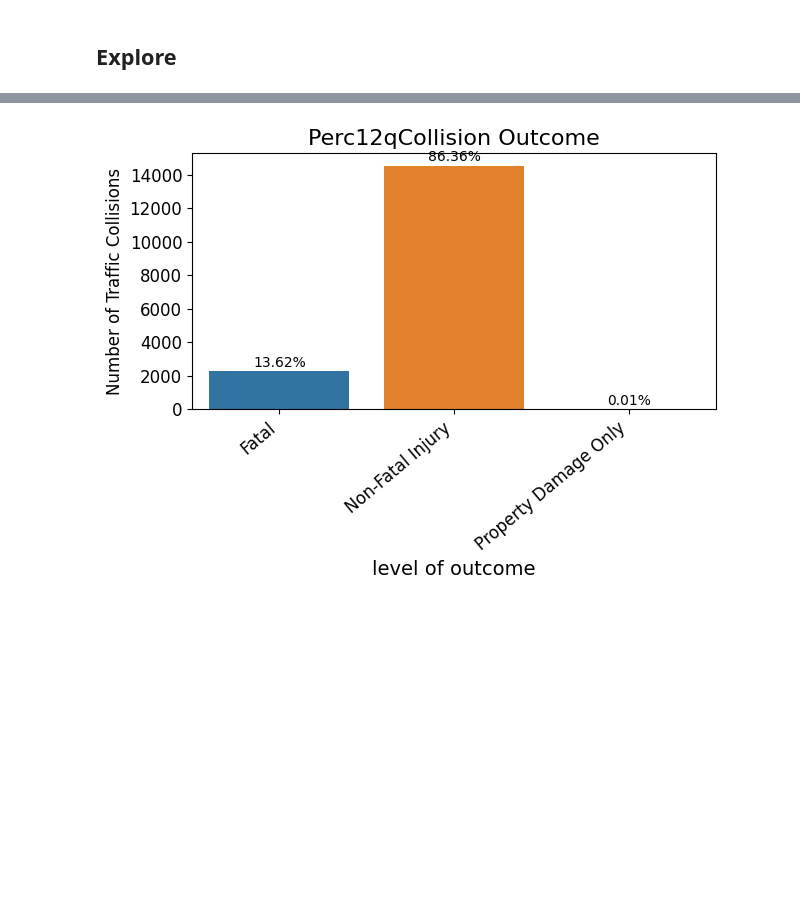
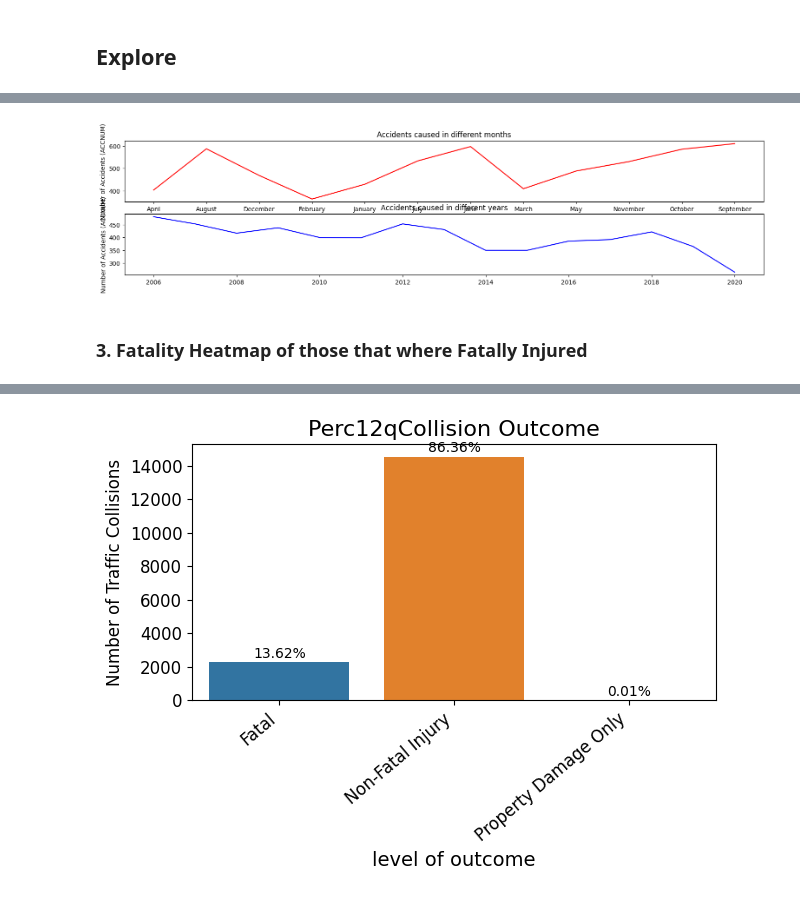
Before and after one commit to KingSolDot/Traffic_Collision_Outcome_Prediciton, a Jupyter notebook: traffic_collision_outcome_prediction.ipynb, the cells around one changed output, grey strips where cells are left out. Drawn from its saved outputs; the diff is of its cells as text; code cells hidden in the pictures; blank space fills up the shorter version.

```diff
--- a/traffic_collision_outcome_prediction.ipynb
+++ b/traffic_collision_outcome_prediction.ipynb
@@ -99,0 +92,4 @@ df.head().transpose()
+# %%
+df['ACCLASS'] = np.where(df['ACCLASS'] == 'Property Damage Only', 'Non-Fatal', df['ACCLASS'])
+df['ACCLASS'] = np.where(df['ACCLASS'] == 'Non-Fatal Injury', 'Non-Fatal', df['ACCLASS'])
+df.ACCLASS.unique()
@@ -99,0 +116,22 @@ df.head().transpose()
+# %%
+# #Number of Unique accidents by Year
+Year_accident = df.groupby('YEAR')['ACCNUM'].nunique().sort_index(ascending=True)
+Month_accident = df.groupby('MONTH_NAME')['ACCNUM'].nunique().sort_index(ascending=True)
+
+fig, ax = plt.subplots(2,1,figsize=(19,4))
+
+
+ax[1].set_title("Accidents caused in different years")
+ax[1].set_ylabel('Number of Accidents (ACCNUM)')
+ax[1].plot(Year_accident, color='blue')
+
+
+ax[0].set_title("Accidents caused in different months")
+ax[0].set_ylabel('Number of Accidents (ACCNUM)')
+ax[0].plot(Month_accident, color='red')
+
+plt.show()
+# %% [output]
+[figure, added]
+# %% [markdown]
+### 3. Fatality Heatmap of those that where Fatally Injured
```
Also changed, not shown: parts of 24 cells of this notebook.
